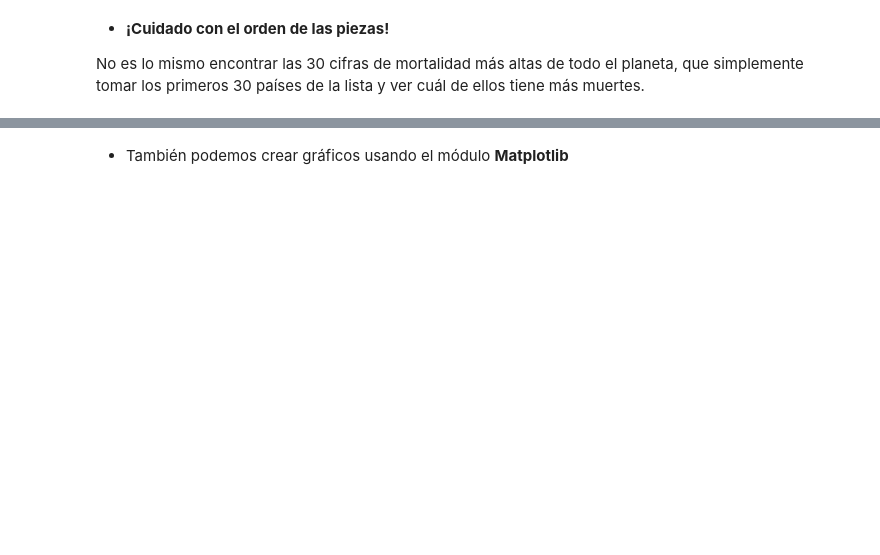
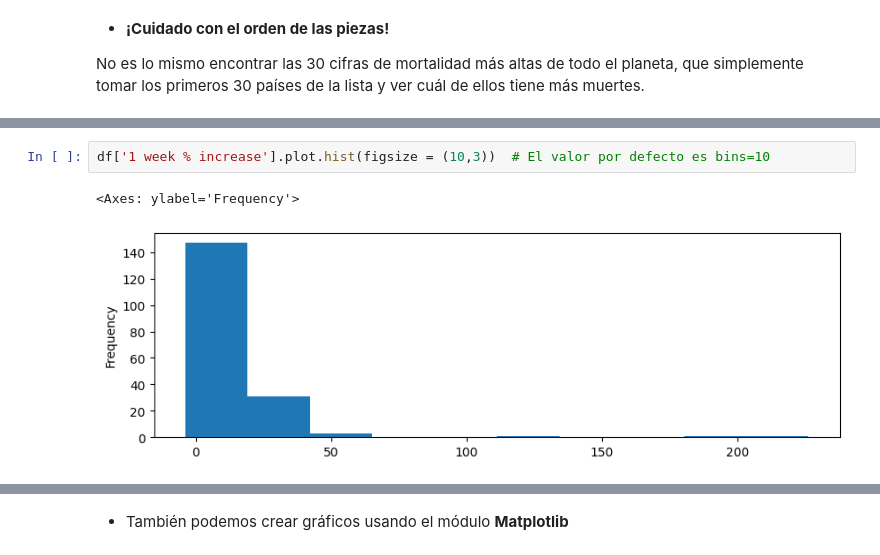
Before and after one commit to estebangonzalezITM/ProgramacionAvanzada, a Jupyter notebook: Notebooks/11_Pandas.ipynb, the cells around one changed output, grey strips where cells are left out. Saved outputs shown, nothing was run; the diff lists cells and outputs as text; blank space fills up the shorter version.

```diff
--- a/Notebooks/11_Pandas.ipynb
+++ b/Notebooks/11_Pandas.ipynb
@@ -1025,0 +2137,5 @@ df['Muertos'].iloc[:30].sort_values(ascending=False).plot.bar(figsize = (10,3))
+# %%
+df['1 week % increase'].plot.hist(figsize = (10,3))  # El valor por defecto es bins=10
+# %% [output]
+<Axes: ylabel='Frequency'>
+[figure, added]
```
Also changed, not shown: parts of 140 cells of this notebook.
